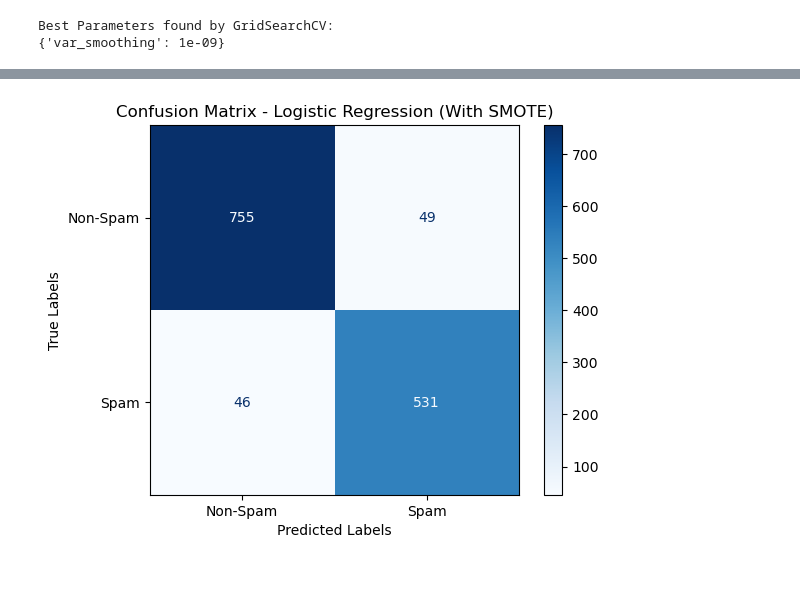
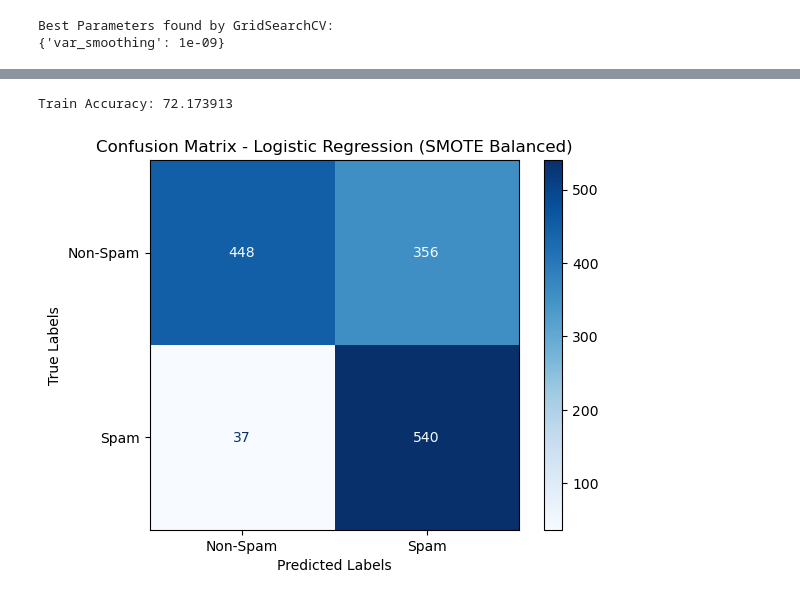
Before and after one commit to AyaCh21/Spam-Email, a Jupyter notebook: Test.ipynb, the cells around one changed output, grey strips where cells are left out. Drawn from its saved outputs; the diff is of its cells as text; code cells hidden in the pictures.

Commit message:
Logistic regression

```diff
--- a/Test.ipynb
+++ b/Test.ipynb
@@ -1045,11 +1438,56 @@ weighted avg       0.93      0.93      0.93      1381
+# %%
+
+import numpy as np
+
+# GRADED FUNCTION: predict
+def predict(X, w, b):
+    """
+    Predict whether the label is 0 or 1 using learned logistic
+    regression parameters w
+
+    Args:
+    X : (ndarray Shape (m, n))        Data matrix of m examples and n features
+    w : (array_like Shape (n,))      Parameters of the model
+    b : (scalar, float)              Parameter of the model (bias)
+
+    Returns:
+    p: (ndarray (m,))                Predictions (0 or 1) for each example
+    """
+    # Compute the linear combination of features and weights
+    z = np.dot(X, w) + b
+
+    # Apply the sigmoid function to compute probabilities
+    probabilities = 1 / (1 + np.exp(-z))
+
+    # Apply the threshold of 0.5 to classify into 0 or 1
+    p = probabilities >= 0.5
+    p = p.astype(int)  # Convert boolean to integers (0 or 1)
+
+    return p
+# %%
+#Compute accuracy on our training set
+p = predict(X_train, w,b)
+print('Train Accuracy: %f'%(np.mean(p == y_train) * 100))
+# %% [output]
+Train Accuracy: 72.173913
 # %%
-# Confusion Matrix for Logistic Regression with SMOTE
-cm_smote = confusion_matrix(y_test, y_pred_smote)
+from sklearn.metrics import confusion_matrix, ConfusionMatrixDisplay
+import matplotlib.pyplot as plt
+
+# Ensure predictions are computed on the original test set
+y_test_pred_smote = predict(X_test, w, b)
+
+# Compute the confusion matrix for SMOTE-balanced model predictions
+cm_smote = confusion_matrix(y_test, y_test_pred_smote)
+
+# Create and plot the confusion matrix for SMOTE
 disp_smote = ConfusionMatrixDisplay(confusion_matrix=cm_smote, display_labels=["Non-Spam", "Spam"])
 disp_smote.plot(cmap=plt.cm.Blues)
-plt.title("Confusion Matrix - Logistic Regression (With SMOTE)")
+
+# Add titles and labels for clarity
+plt.title("Confusion Matrix - Logistic Regression (SMOTE Balanced)")
 plt.xlabel("Predicted Labels")
 plt.ylabel("True Labels")
 plt.show()
 # %% [output]
-[figure, old version]
+[figure, new version]
```
Also changed, not shown: parts of 24 cells of this notebook, 3 other files.
